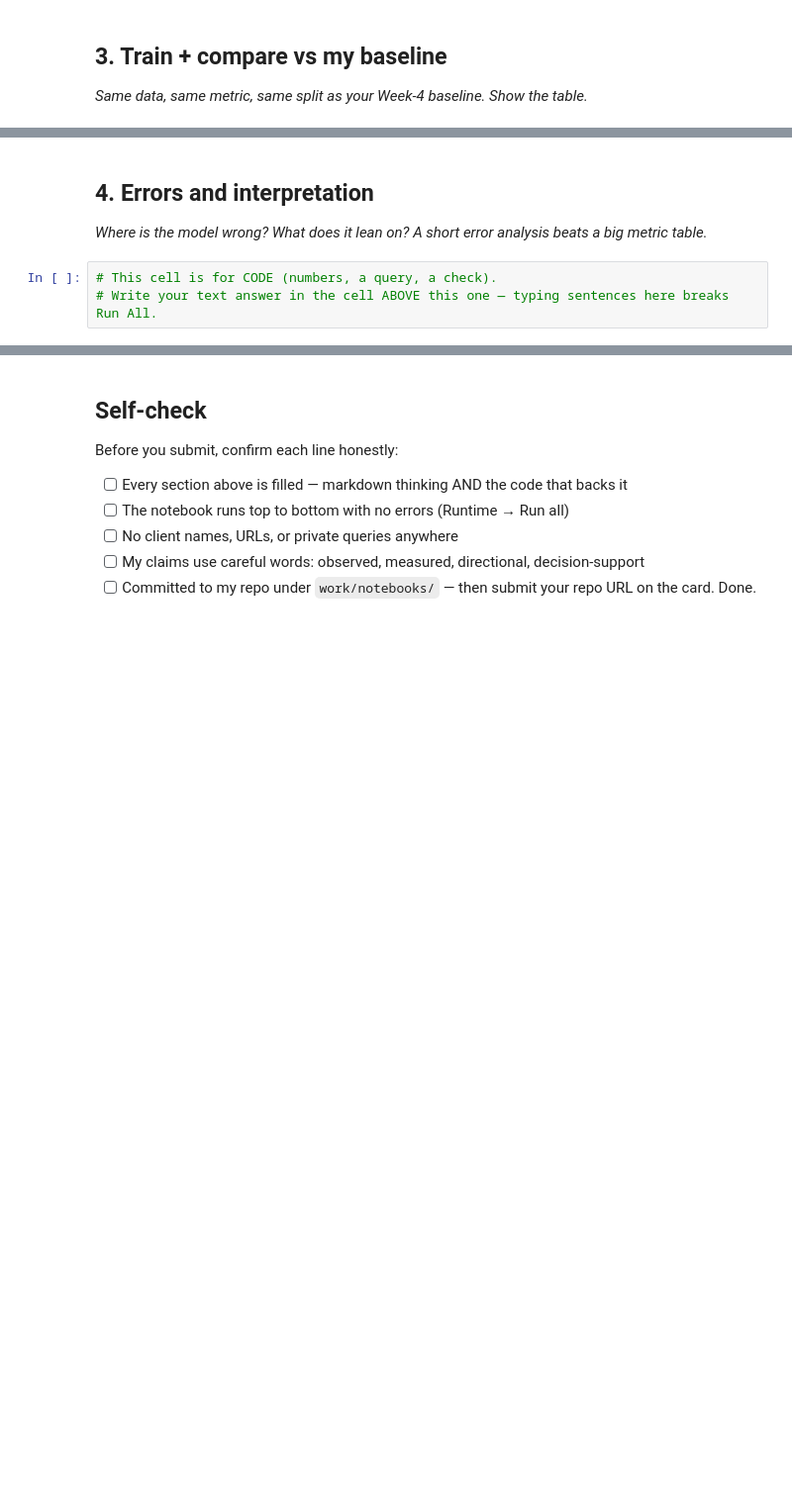
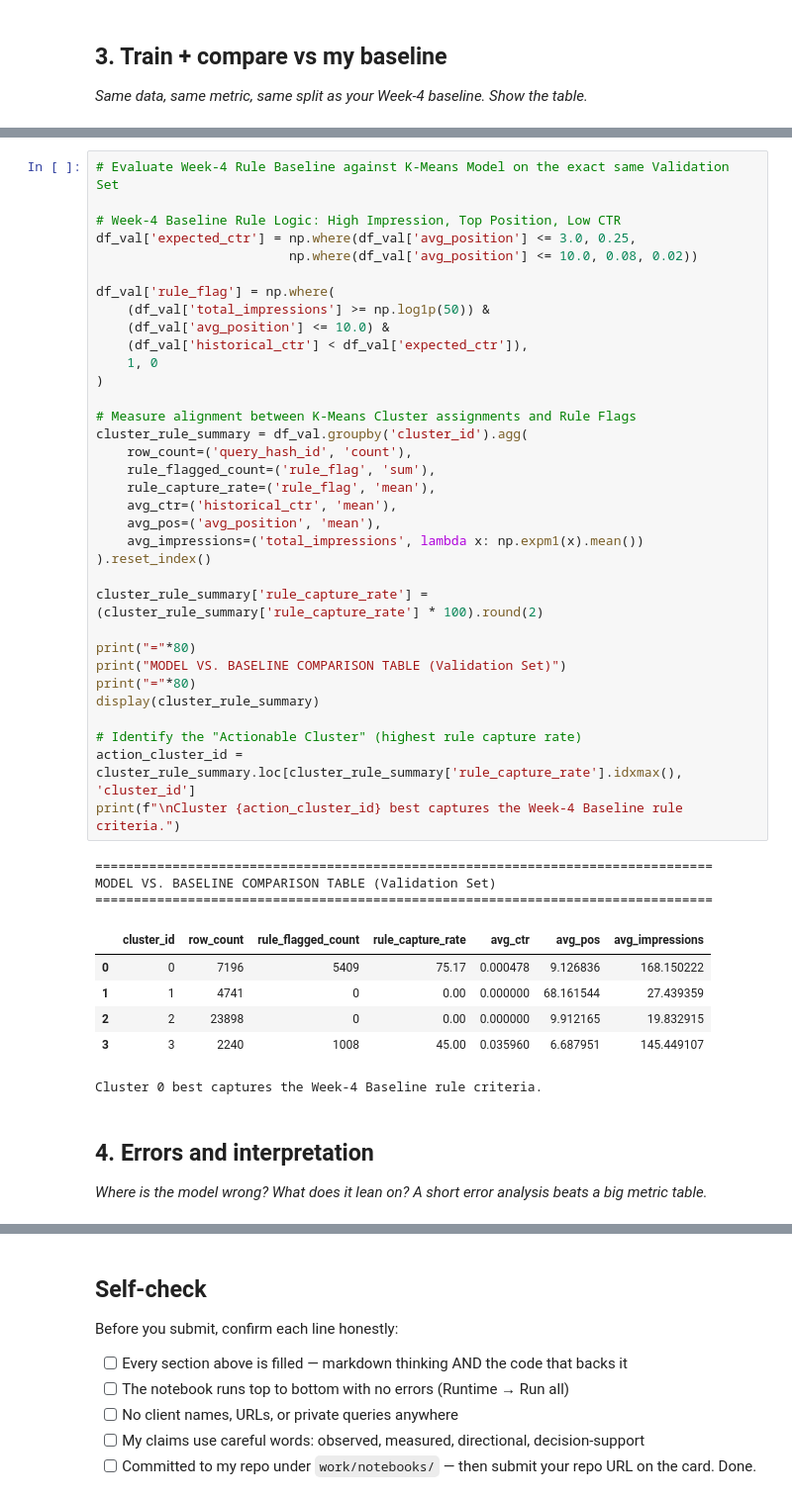
Before and after one commit to meem-5971/FlyRank-ML-, a Jupyter notebook: work/notebooks/w05_model.ipynb, the cells around one changed output, grey strips where cells are left out. Shown at 99% size. Cells and saved outputs as stored; diff of their text form; blank space fills up the shorter version.

```diff
--- a/work/notebooks/w05_model.ipynb
+++ b/work/notebooks/w05_model.ipynb
@@ -30,7 +129,48 @@ This skeleton is yours to fill. Work the sections **in order** — each one has
+# %%
+# Evaluate Week-4 Rule Baseline against K-Means Model on the exact same Validation Set
+
+# Week-4 Baseline Rule Logic: High Impression, Top Position, Low CTR
+df_val['expected_ctr'] = np.where(df_val['avg_position'] <= 3.0, 0.25,
+                         np.where(df_val['avg_position'] <= 10.0, 0.08, 0.02))
+
+df_val['rule_flag'] = np.where(
+    (df_val['total_impressions'] >= np.log1p(50)) &
+    (df_val['avg_position'] <= 10.0) &
+    (df_val['historical_ctr'] < df_val['expected_ctr']),
+    1, 0
+)
+
+# Measure alignment between K-Means Cluster assignments and Rule Flags
+cluster_rule_summary = df_val.groupby('cluster_id').agg(
+    row_count=('query_hash_id', 'count'),
+    rule_flagged_count=('rule_flag', 'sum'),
+    rule_capture_rate=('rule_flag', 'mean'),
+    avg_ctr=('historical_ctr', 'mean'),
+    avg_pos=('avg_position', 'mean'),
+    avg_impressions=('total_impressions', lambda x: np.expm1(x).mean())
+).reset_index()
+
+cluster_rule_summary['rule_capture_rate'] = (cluster_rule_summary['rule_capture_rate'] * 100).round(2)
+
+print("="*80)
+print("MODEL VS. BASELINE COMPARISON TABLE (Validation Set)")
+print("="*80)
+display(cluster_rule_summary)
+
+# Identify the "Actionable Cluster" (highest rule capture rate)
+action_cluster_id = cluster_rule_summary.loc[cluster_rule_summary['rule_capture_rate'].idxmax(), 'cluster_id']
+print(f"\nCluster {action_cluster_id} best captures the Week-4 Baseline rule criteria.")
+# %% [output]
+================================================================================
+MODEL VS. BASELINE COMPARISON TABLE (Validation Set)
+================================================================================
+|  | cluster_id | row_count | rule_flagged_count | rule_capture_rate | avg_ctr | avg_pos | avg_impressions |
+| 0 | 0 | 7196 | 5409 | 75.17 | 0.000478 | 9.126836 | 168.150222 |
+| 1 | 1 | 4741 | 0 | 0.00 | 0.000000 | 68.161544 | 27.439359 |
+| 2 | 2 | 23898 | 0 | 0.00 | 0.000000 | 9.912165 | 19.832915 |
+| 3 | 3 | 2240 | 1008 | 45.00 | 0.035960 | 6.687951 | 145.449107 |
+Cluster 0 best captures the Week-4 Baseline rule criteria.
 # %% [markdown]
 ## 4. Errors and interpretation
 
 *Where is the model wrong? What does it lean on? A short error analysis beats a big metric table.*
-# %%
-# This cell is for CODE (numbers, a query, a check).
-# Write your text answer in the cell ABOVE this one — typing sentences here breaks Run All.
```
Also changed, not shown: parts of 10 cells of this notebook.
